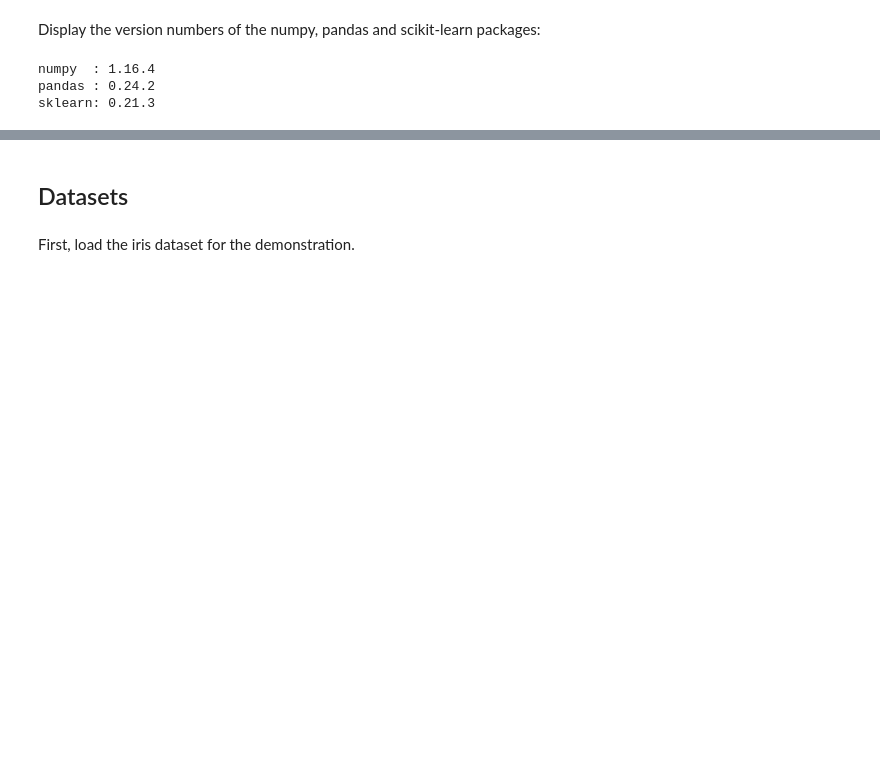
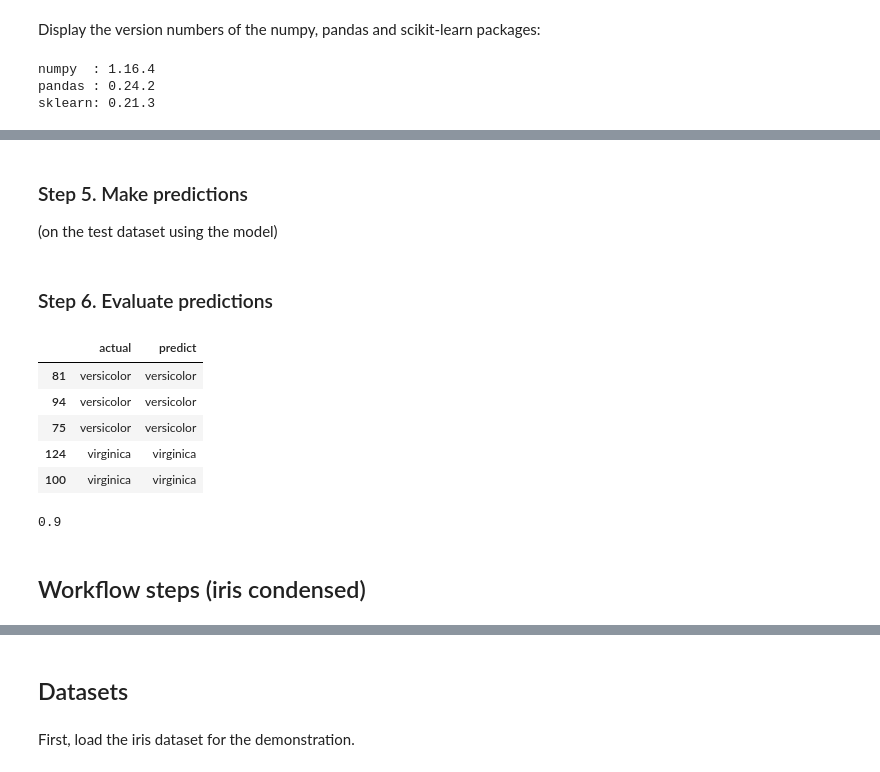
Before and after one commit to data-space/datalab-notebooks, a Jupyter notebook: Python/4. Workflows/1.0 Introduction.ipynb, the cells around one changed output, grey strips where cells are left out. Cells and saved outputs as stored; diff of their text form; code cells hidden in the pictures; blank space fills up the shorter version.

```diff
--- a/Python/4. Workflows/1.0 Introduction.ipynb
+++ b/Python/4. Workflows/1.0 Introduction.ipynb
@@ -60,0 +200,18 @@ sklearn: 0.21.3
+# %%
+def get_fit_model(estimator_object, x_train, y_train):
+  return estimator_object.fit(X=x_train,
+                              y=y_train)
+# %%
+from sklearn.linear_model import LogisticRegression
+
+fit_model = get_fit_model(estimator_object=LogisticRegression(),
+                          x_train         =train_test_dict.get('x_train'),
+                          y_train         =train_test_dict.get('y_train'),
+                         )
+# %% [markdown]
+### Step 5. Make predictions
+
+(on the test dataset using the model)
+# %%
+def get_predict_ser(model, x_test):
+  return model.predict(X=x_test)
@@ -60,0 +222,22 @@ sklearn: 0.21.3
+# %% [markdown]
+
+### Step 6. Evaluate predictions
+# %%
+def get_actual_predict_pdf(actual,predict):
+  import pandas as pd
+  return pd.DataFrame(data={'actual' : actual,
+                            'predict': predict},
+                      index=actual.index)
+# %%
+actual_predict_pdf = get_actual_predict_pdf(
+                              train_test_dict.get('y_test'),
+    get_predict_ser(fit_model,train_test_dict.get('x_test'))
+)
+actual_predict_pdf.head()
+# %% [output]
+|  | actual | predict |
+| 81 | versicolor | versicolor |
+| 94 | versicolor | versicolor |
+| 75 | versicolor | versicolor |
+| 124 | virginica | virginica |
+| 100 | virginica | virginica |
@@ -60,0 +248,8 @@ sklearn: 0.21.3
+# %%
+from sklearn.metrics import accuracy_score
+
+get_actual_predict_eval(actual_predict_pdf,
+                        accuracy_score
+                       )
+# %% [output]
+0.9
@@ -60,0 +258,2 @@ sklearn: 0.21.3
+# %% [markdown]
+## Workflow steps (iris condensed)
```
Also changed, not shown: parts of 59 cells of this notebook.
